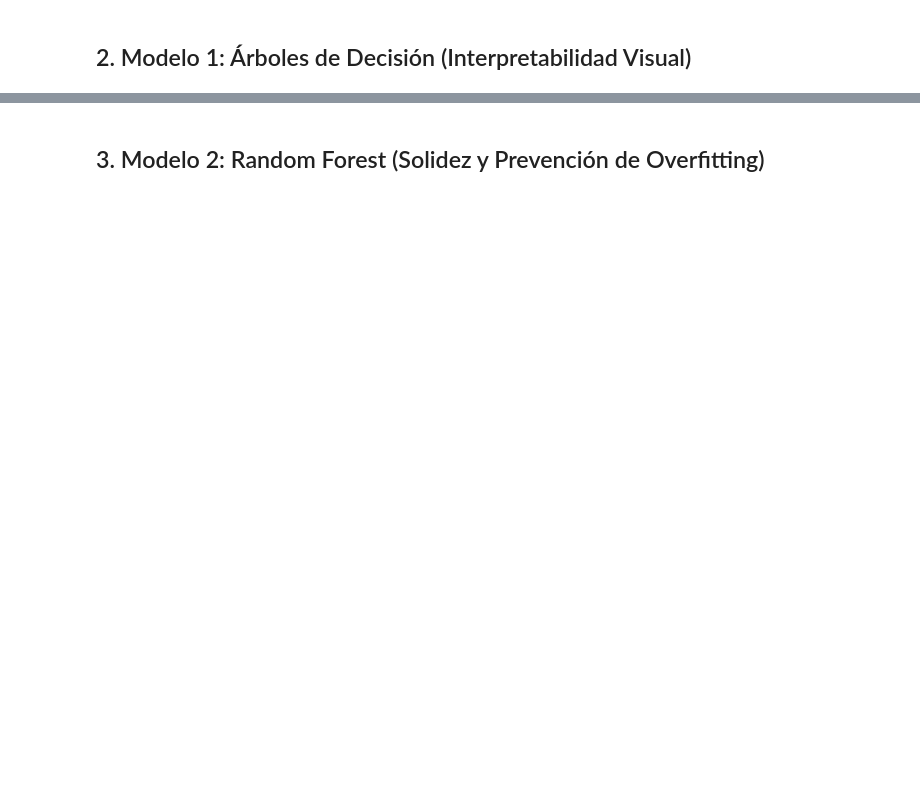
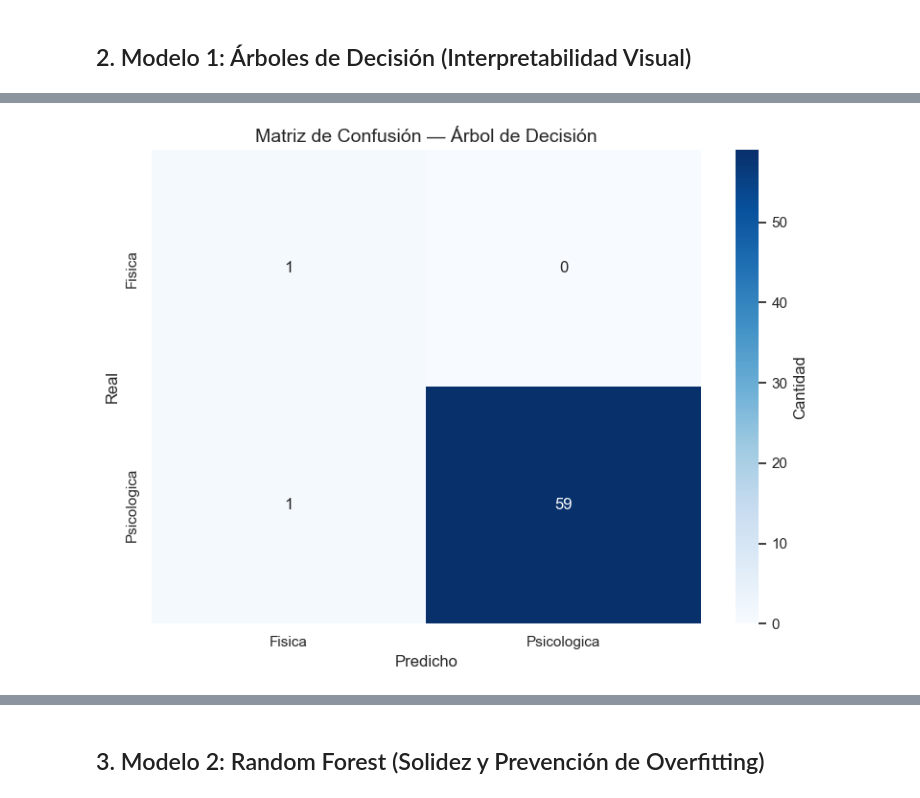
Before and after one commit to Vann06/MD_Proyecto1, a Jupyter notebook: Modelos_Predictivos/clasificacion_predictiva.ipynb, the cells around one changed output, grey strips where cells are left out. Saved outputs shown, nothing was run; the diff lists cells and outputs as text; code cells hidden in the pictures; blank space fills up the shorter version.

Commit message:
Implementation of diferent predictors

```diff
--- a/Modelos_Predictivos/clasificacion_predictiva.ipynb
+++ b/Modelos_Predictivos/clasificacion_predictiva.ipynb
@@ -133,18 +244,73 @@ print("Pipeline de Datos Completado. Entorno listo para Modelado.")
 # %% [markdown]
 ## 2. Modelo 1: Árboles de Decisión (Interpretabilidad Visual)
-# %%
-# Entrenamos el Arbol de Clasificacion
-dt = DecisionTreeClassifier(max_depth=3, random_state=42) # Profundidad 3 para evitar overfitting y poder visualizarlo
-dt.fit(X_train_scaled, y_train)
-
-# Prediccion
-y_pred_dt = dt.predict(X_test_scaled)
-
-print("--- REPORTE DEL ÁRBOL DE DECISIÓN ---")
-print(classification_report(y_test, y_pred_dt, target_names=le.classes_))
-
-# Visualización del Árbol (Reglas Categóricas)
-plt.figure(figsize=(16, 8))
-plot_tree(dt, feature_names=features, class_names=le.classes_, filled=True, rounded=True, fontsize=10)
-plt.title("Reglas Clave: ¿Cómo se decide si estalla Violencia Física o Psicológica?")
-plt.show()
+# %%
+# ============================================================
+# TUNING: ÁRBOL DE DECISIÓN
+# ============================================================
+param_grid_dt = {
+    'max_depth': [3, 4, 5, 6, 7],
+    'min_samples_split': [5, 10, 15, 20],
+    'min_samples_leaf': [2, 5, 10],
+    'criterion': ['gini', 'entropy']
+}
+
+grid_dt = GridSearchCV(
+    DecisionTreeClassifier(random_state=42, class_weight='balanced'),
+    param_grid_dt,
+    cv=5,
+    scoring='f1_macro',
+    n_jobs=-1
+)
+grid_dt.fit(X_train_scaled, y_train)
+
+print(f"✅ Mejores parámetros: {grid_dt.best_params_}")
+print(f"✅ Mejor F1 (CV): {grid_dt.best_score_:.4f}\n")
+
+# Usar el mejor modelo
+dt = grid_dt.best_estimator_
+y_pred_dt = dt.predict(X_test_scaled)
+
+# ============================================================
+# MÉTRICAS GLOBALES
+# ============================================================
+print("=" * 60)
+print("MÉTRICAS GLOBALES — ÁRBOL DE DECISIÓN")
+print("=" * 60)
+print(f"Accuracy:          {accuracy_score(y_test, y_pred_dt):.4f}")
+print(f"F1 Score (macro):  {f1_score(y_test, y_pred_dt, average='macro'):.4f}")
+print(f"F1 Score (weight): {f1_score(y_test, y_pred_dt, average='weighted'):.4f}")
+print(f"Precision (macro): {precision_score(y_test, y_pred_dt, average='macro', zero_division=0):.4f}")
+print(f"Recall (macro):    {recall_score(y_test, y_pred_dt, average='macro'):.4f}")
+
+# ============================================================
+# REPORTE POR CLASE
+# ============================================================
+print("\n" + "=" * 60)
+print("REPORTE POR CLASE")
+print("=" * 60)
+print(classification_report(y_test, y_pred_dt, target_names=le.classes_, zero_division=0))
+
+# ============================================================
+# MATRIZ DE CONFUSIÓN
+# ============================================================
+cm_dt = confusion_matrix(y_test, y_pred_dt)
+
+plt.figure(figsize=(8, 6))
+sns.heatmap(cm_dt, annot=True, fmt='d', cmap='Blues',
+            xticklabels=le.classes_, yticklabels=le.classes_,
+            cbar_kws={'label': 'Cantidad'})
+plt.title('Matriz de Confusión — Árbol de Decisión', fontsize=14)
+plt.xlabel('Predicho')
+plt.ylabel('Real')
+plt.tight_layout()
+plt.show()
+
+# ============================================================
+# VISUALIZAR EL ÁRBOL
+# ============================================================
+plt.figure(figsize=(20, 10))
+plot_tree(dt, feature_names=features, class_names=le.classes_,
+          filled=True, rounded=True, fontsize=9)
+plt.title("Reglas del Árbol: ¿Qué tipo de VIF predomina?", fontsize=14)
+plt.show()
+# %% [output]
@@ -150,0 +334 @@ plt.show()
+[figure, added]
```
Also changed, not shown: parts of 13 cells of this notebook, 5 other files.
